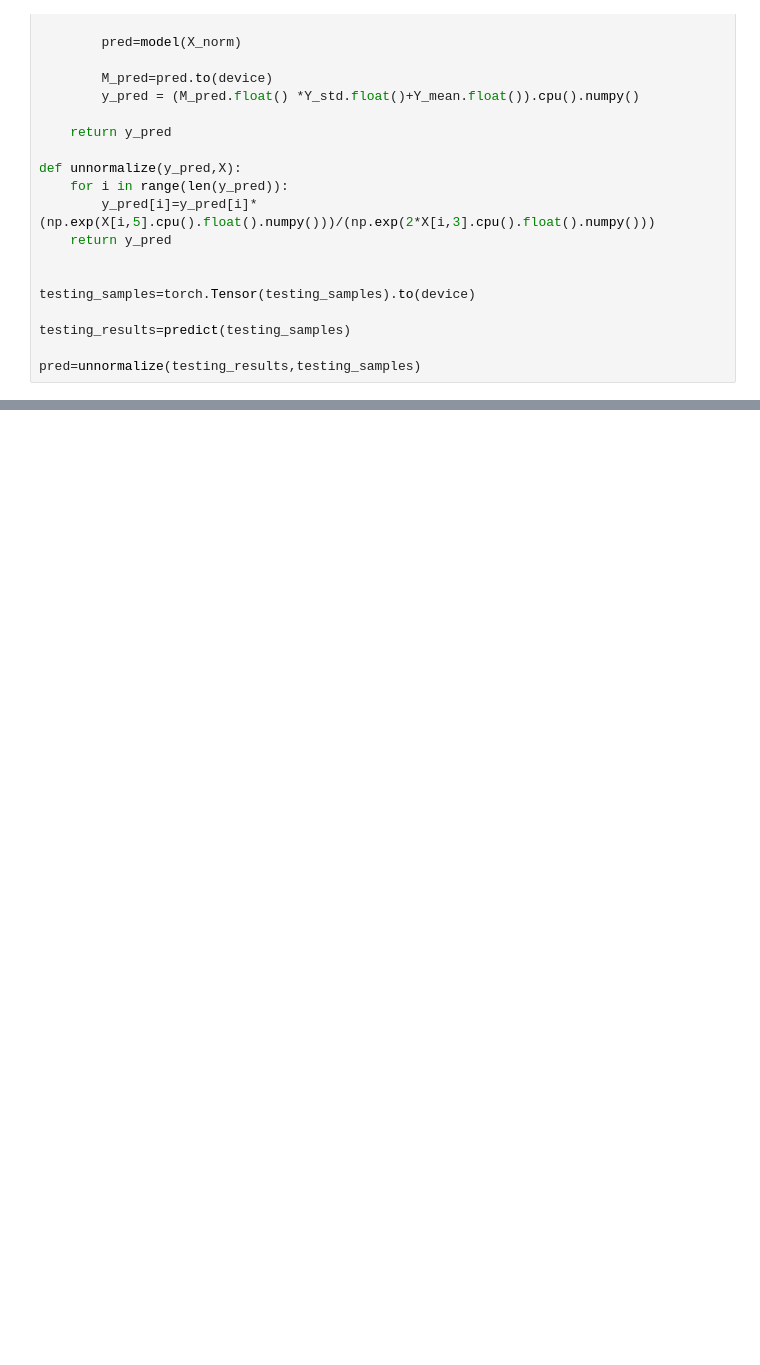
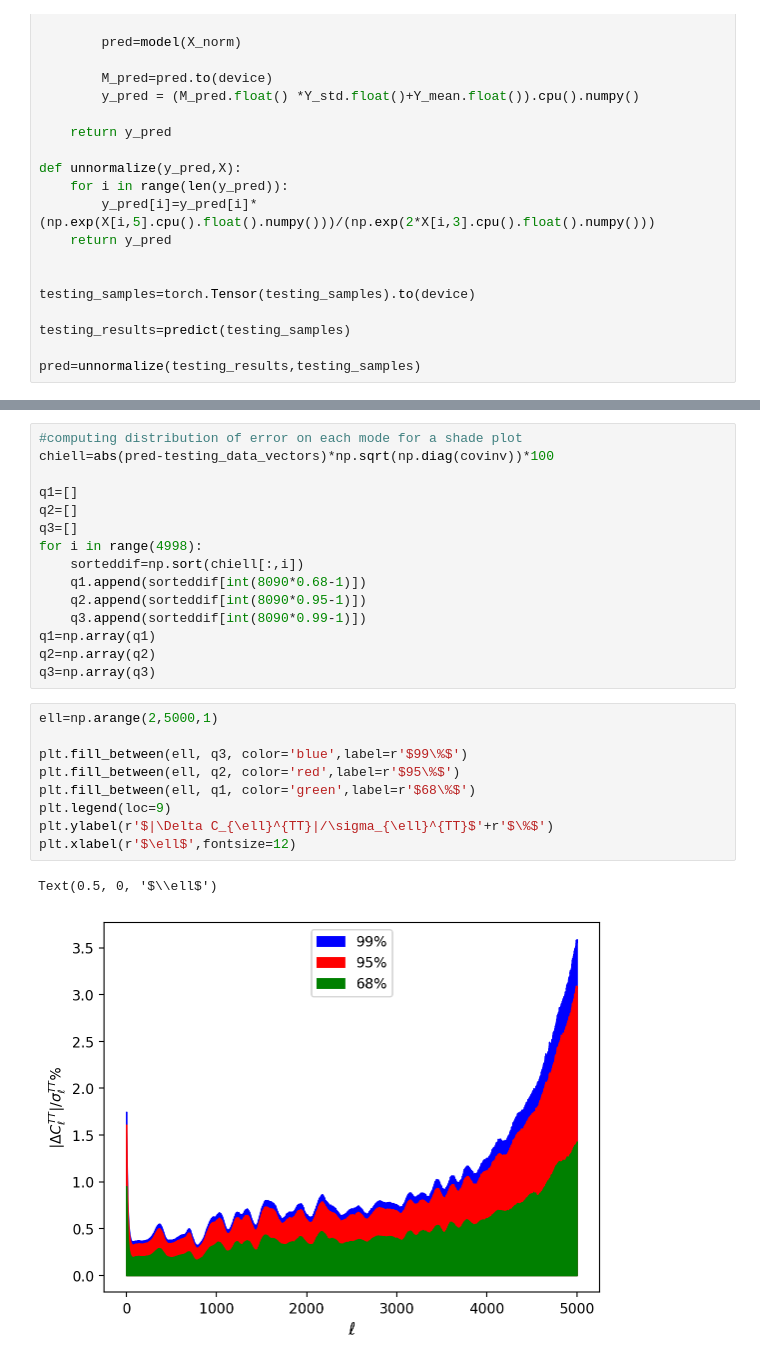
Before and after one commit to JerreYjz/cocoayz, a Jupyter notebook: Cocoa/training script/CMB-emulator-TRF-testing-tutorial.ipynb, the cells around one changed output, grey strips where cells are left out. Saved outputs shown, nothing was run; the diff lists cells and outputs as text; blank space fills up the shorter version.

```diff
--- a/Cocoa/training script/CMB-emulator-TRF-testing-tutorial.ipynb
+++ b/Cocoa/training script/CMB-emulator-TRF-testing-tutorial.ipynb
@@ -364,0 +404,27 @@ print(r'$f(\chi^2>0.2)=$',len([1 for i in loss1 if i > 0.2])/len(loss1))
+# %%
+#computing distribution of error on each mode for a shade plot
+chiell=abs(pred-testing_data_vectors)*np.sqrt(np.diag(covinv))*100
+
+q1=[]
+q2=[]
+q3=[]
+for i in range(4998):
+    sorteddif=np.sort(chiell[:,i])
+    q1.append(sorteddif[int(8090*0.68-1)])
+    q2.append(sorteddif[int(8090*0.95-1)])
+    q3.append(sorteddif[int(8090*0.99-1)])
+q1=np.array(q1)
+q2=np.array(q2)
+q3=np.array(q3)
+# %%
+ell=np.arange(2,5000,1)
+
+plt.fill_between(ell, q3, color='blue',label=r'$99\%$')
+plt.fill_between(ell, q2, color='red',label=r'$95\%$')
+plt.fill_between(ell, q1, color='green',label=r'$68\%$')
+plt.legend(loc=9)
+plt.ylabel(r'$|\Delta C_{\ell}^{TT}|/\sigma_{\ell}^{TT}$'+r'$\%$')
+plt.xlabel(r'$\ell$',fontsize=12)
+# %% [output]
+Text(0.5, 0, '$\\ell$')
+[figure, added]
```
Also changed, not shown: parts of 5 cells of this notebook.
